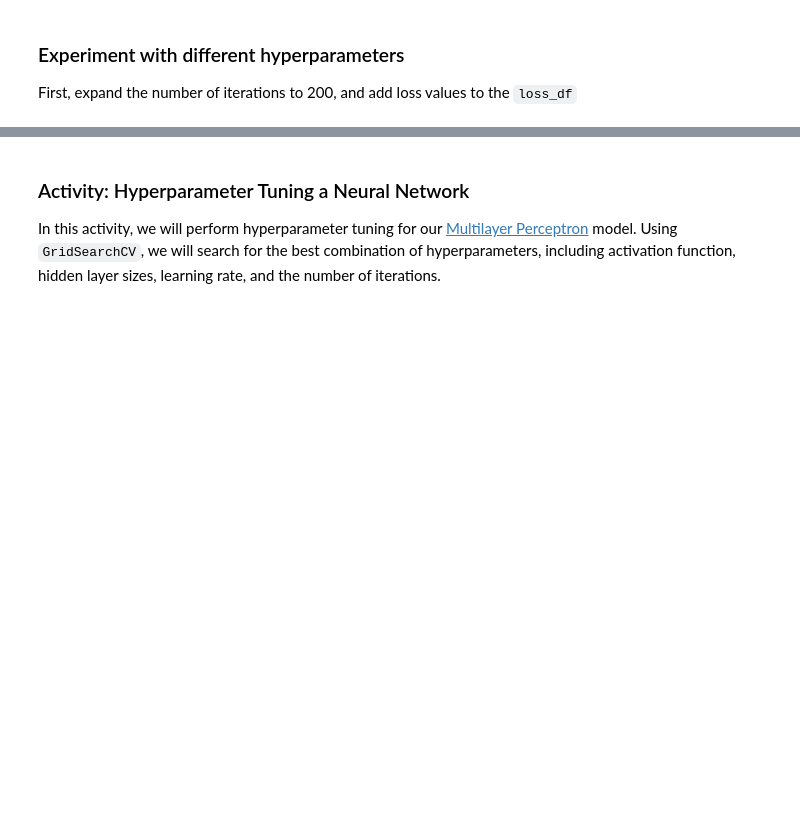
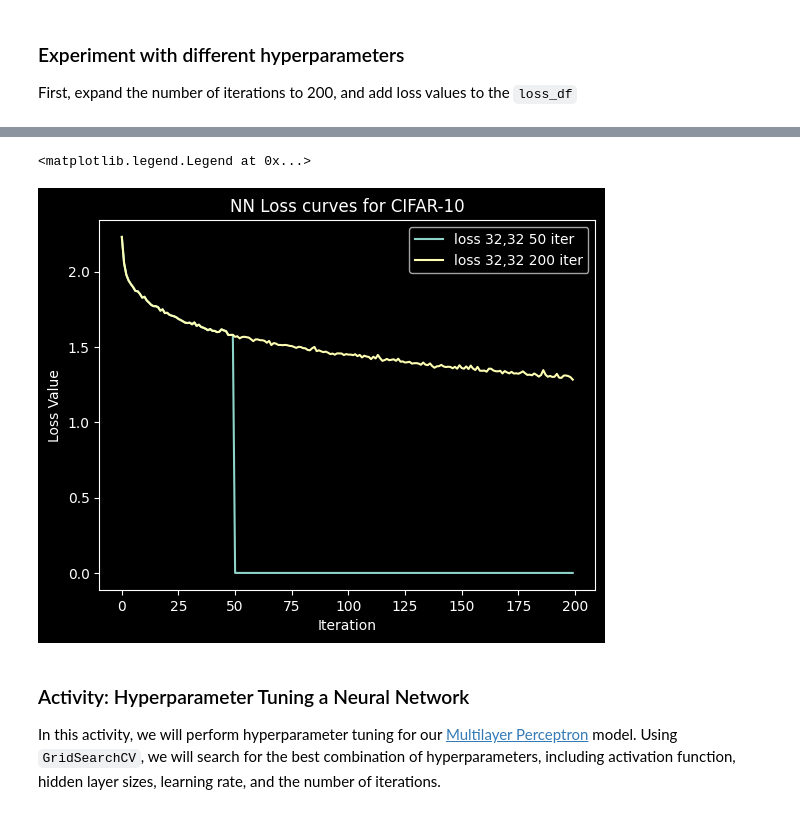
Before and after one commit to UH-MBBE/BE-491-Lecture-21, a Jupyter notebook: L21_notes.ipynb, the cells around one changed output, grey strips where cells are left out. Saved outputs shown, nothing was run; the diff lists cells and outputs as text; code cells hidden in the pictures; blank space fills up the shorter version.

```diff
--- a/L21_notes.ipynb
+++ b/L21_notes.ipynb
@@ -136,6 +281,13 @@ After training the model, evaluate its performance on the test set.
 First, expand the number of iterations to 200, and add loss values to the `loss_df`
 # %%
 # Initialize the model
-
+model = MLPClassifier(
+  hidden_layer_sizes=(32,32),
+  activation='relu',
+  max_iter=200,
+  random_state=42,
+  verbose=True
+)
 
 # Train the model
+model.fit(X_train, y_train)
@@ -142,2 +313,5 @@ First, expand the number of iterations to 200, and add loss values to the `loss_
 # %%
 # add a new column to the loss_df with the new loss values and plot the updated loss curves
+loss_df['loss_2'] = model.loss_curve_
+
+loss_df
@@ -144,3 +332,12 @@ First, expand the number of iterations to 200, and add loss values to the `loss_
+# %%
+plt.plot(loss_df)
+plt.title('NN Loss curves for CIFAR-10')
+plt.xlabel('Iteration')
+plt.ylabel('Loss Value')
+plt.legend(['loss 32,32 50 iter', 'loss 32,32 200 iter'])
+# %% [output]
+<matplotlib.legend.Legend at 0x...>
+[figure, added]
 # %% [markdown]
 ### Activity: Hyperparameter Tuning a Neural Network
 
```
Also changed, not shown: parts of 28 cells of this notebook.
